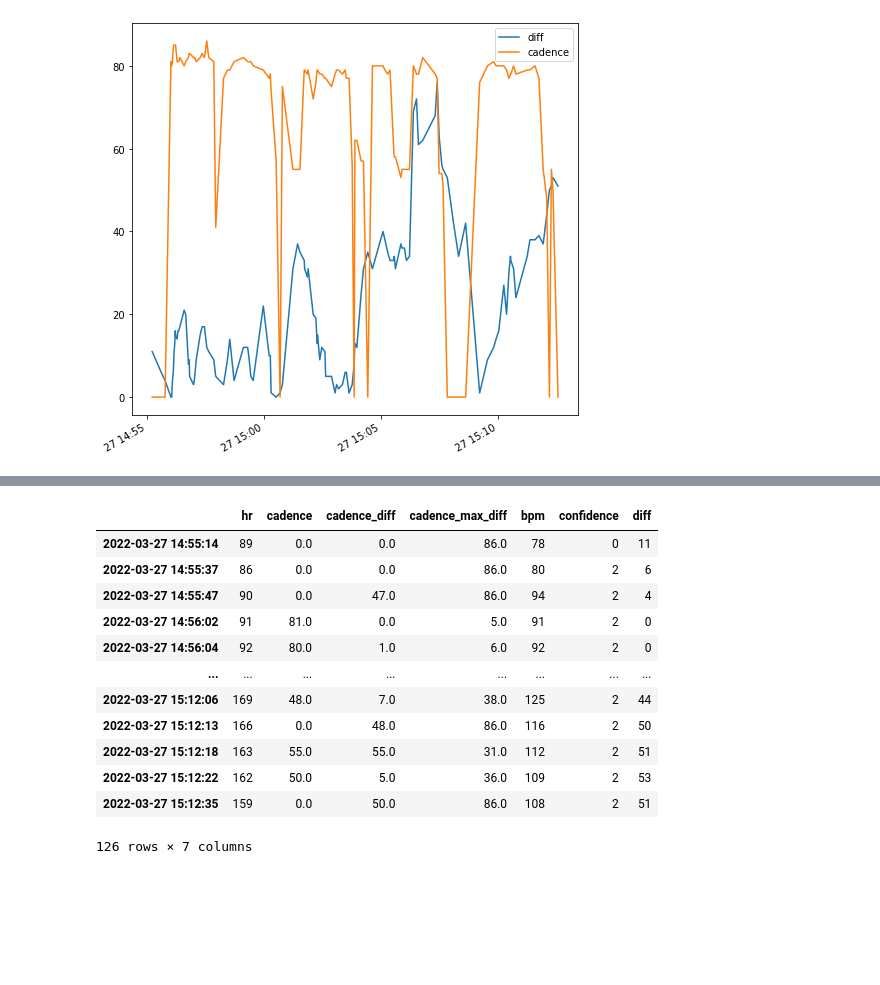
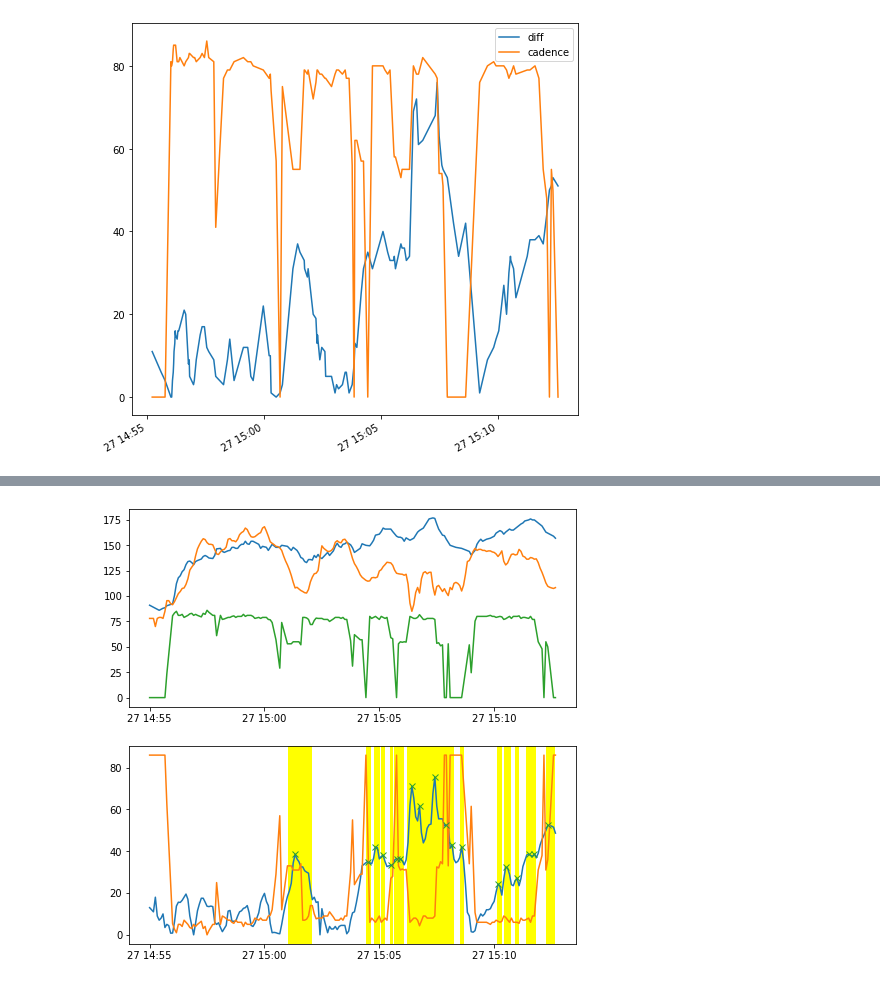
Before and after one commit to ShiYang1101/ML, a Jupyter notebook: Fitness/HR.ipynb, the cells around one changed output, grey strips where cells are left out. Cells and saved outputs as stored; diff of their text form; code cells hidden in the pictures; blank space fills up the shorter version.

```diff
--- a/Fitness/HR.ipynb
+++ b/Fitness/HR.ipynb
@@ -747,16 +760,4 @@ all_cadence_plot(save = True)
 # %%
-cadence_plot('8534680997', garmin_act_rec, fit_raw_df)
+test_run = cadence_plot('8534680997', garmin_act_rec, fit_raw_df, inFunc = False)
 # %% [output]
-|  | hr | cadence | cadence_diff | cadence_max_diff | bpm | confidence | diff |
-| 2022-03-27 14:55:14 | 89 | 0.0 | 0.0 | 86.0 | 78 | 0 | 11 |
-| 2022-03-27 14:55:37 | 86 | 0.0 | 0.0 | 86.0 | 80 | 2 | 6 |
-| 2022-03-27 14:55:47 | 90 | 0.0 | 47.0 | 86.0 | 94 | 2 | 4 |
-| 2022-03-27 14:56:02 | 91 | 81.0 | 0.0 | 5.0 | 91 | 2 | 0 |
-| 2022-03-27 14:56:04 | 92 | 80.0 | 1.0 | 6.0 | 92 | 2 | 0 |
-| ... | ... | ... | ... | ... | ... | ... | ... |
-| 2022-03-27 15:12:06 | 169 | 48.0 | 7.0 | 38.0 | 125 | 2 | 44 |
-| 2022-03-27 15:12:13 | 166 | 0.0 | 48.0 | 86.0 | 116 | 2 | 50 |
-| 2022-03-27 15:12:18 | 163 | 55.0 | 55.0 | 31.0 | 112 | 2 | 51 |
-| 2022-03-27 15:12:22 | 162 | 50.0 | 5.0 | 36.0 | 109 | 2 | 53 |
-| 2022-03-27 15:12:35 | 159 | 0.0 | 50.0 | 86.0 | 108 | 2 | 51 |
-126 rows × 7 columns
+[figure, added]
```
Also changed, not shown: parts of 22 cells of this notebook, 5 other files.
